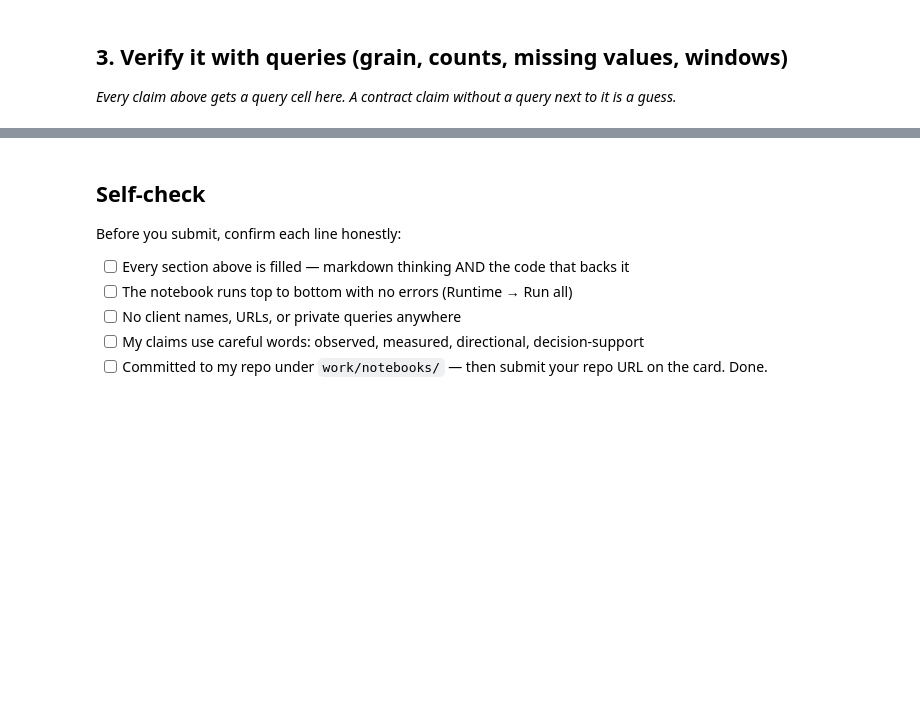
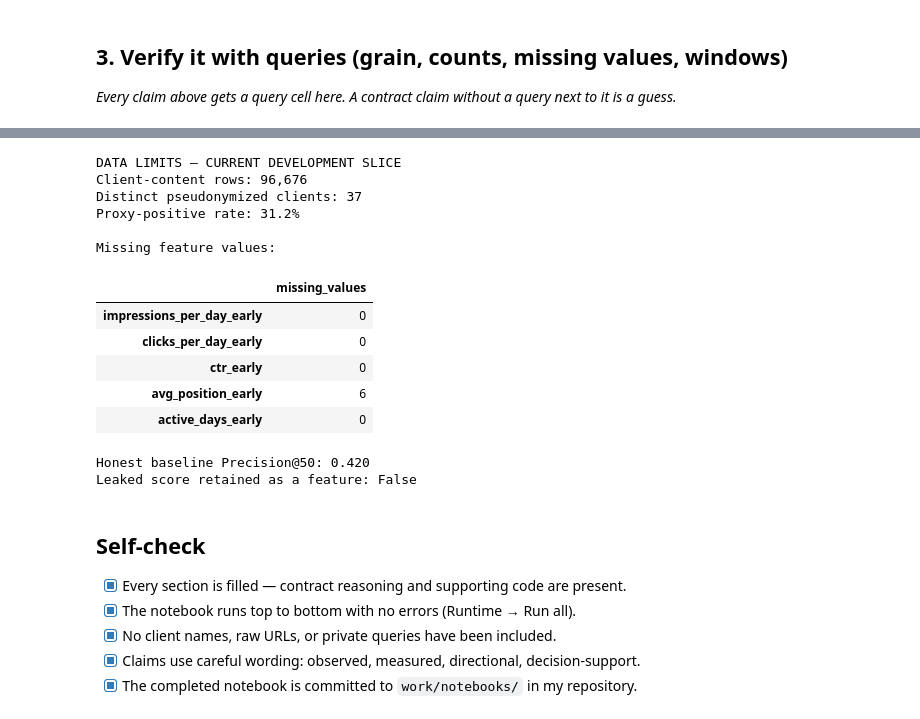
Before and after one commit to Microblast56/Flyrank_ml_Internship, a Jupyter notebook: work/notebooks/w03_data_contract.ipynb, the cells around one changed output, grey strips where cells are left out. Drawn from its saved outputs; the diff is of its cells as text; code cells hidden in the pictures; blank space fills up the shorter version.

Commit message:
Complete ML-04 Search Intelligence Data Contract

```diff
--- a/work/notebooks/w03_data_contract.ipynb
+++ b/work/notebooks/w03_data_contract.ipynb
@@ -37,10 +462,45 @@ This skeleton is yours to fill. Work the sections **in order** — each one has
+# %%
+# Summarize the limits and retained benchmark without scanning the warehouse again.
+
+print("DATA LIMITS — CURRENT DEVELOPMENT SLICE")
+print(f"Client-content rows: {len(feature_frame):,}")
+print(
+    "Distinct pseudonymized clients:",
+    feature_frame["client_hash_id"].nunique()
+)
+print(f"Proxy-positive rate: {feature_frame['decline_proxy'].mean():.1%}")
+
+print("\nMissing feature values:")
+display(
+    feature_frame[FEATURE_COLUMNS]
+    .isna()
+    .sum()
+    .rename("missing_values")
+    .to_frame()
+)
+
+print(f"\nHonest baseline Precision@50: {honest_precision_50:.3f}")
+print("Leaked score retained as a feature: False")
+# %% [output]
+DATA LIMITS — CURRENT DEVELOPMENT SLICE
+Client-content rows: 96,676
+Distinct pseudonymized clients: 37
+Proxy-positive rate: 31.2%
+
+Missing feature values:
+|  | missing_values |
+| impressions_per_day_early | 0 |
+| clicks_per_day_early | 0 |
+| ctr_early | 0 |
+| avg_position_early | 6 |
+| active_days_early | 0 |
+Honest baseline Precision@50: 0.420
+Leaked score retained as a feature: False
 # %% [markdown]
 ## Self-check
 
-Before you submit, confirm each line honestly:
-
-- [ ] Every section above is filled — markdown thinking AND the code that backs it
-- [ ] The notebook runs top to bottom with no errors (Runtime → Run all)
-- [ ] No client names, URLs, or private queries anywhere
-- [ ] My claims use careful words: observed, measured, directional, decision-support
-- [ ] Committed to my repo under `work/notebooks/` — then submit your repo URL on the card. Done.
+- [x] Every section is filled — contract reasoning and supporting code are present.
+- [x] The notebook runs top to bottom with no errors (Runtime → Run all).
+- [x] No client names, raw URLs, or private queries have been included.
+- [x] Claims use careful wording: observed, measured, directional, decision-support.
+- [x] The completed notebook is committed to `work/notebooks/` in my repository.
```
Also changed, not shown: parts of 21 cells of this notebook.
